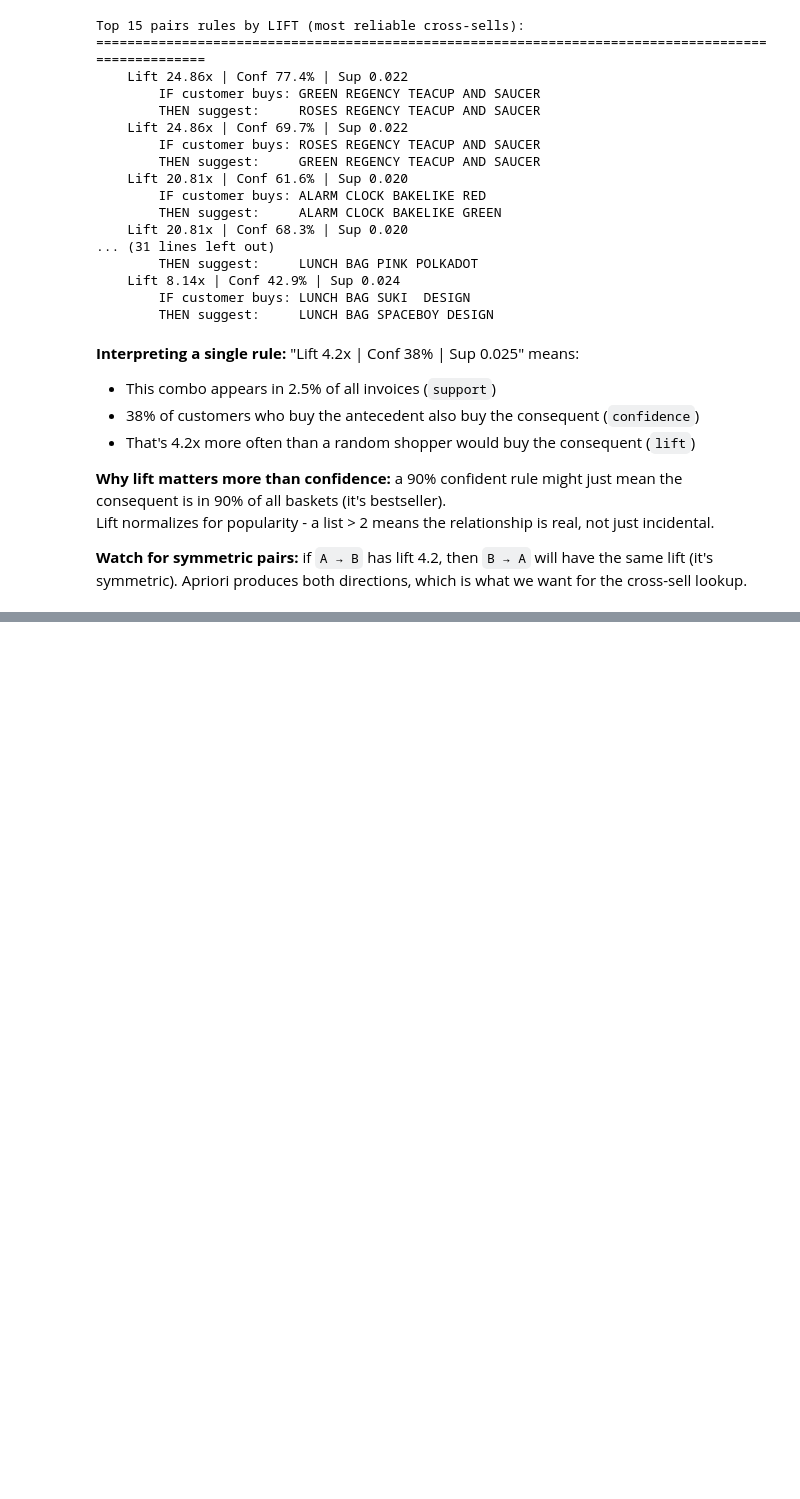
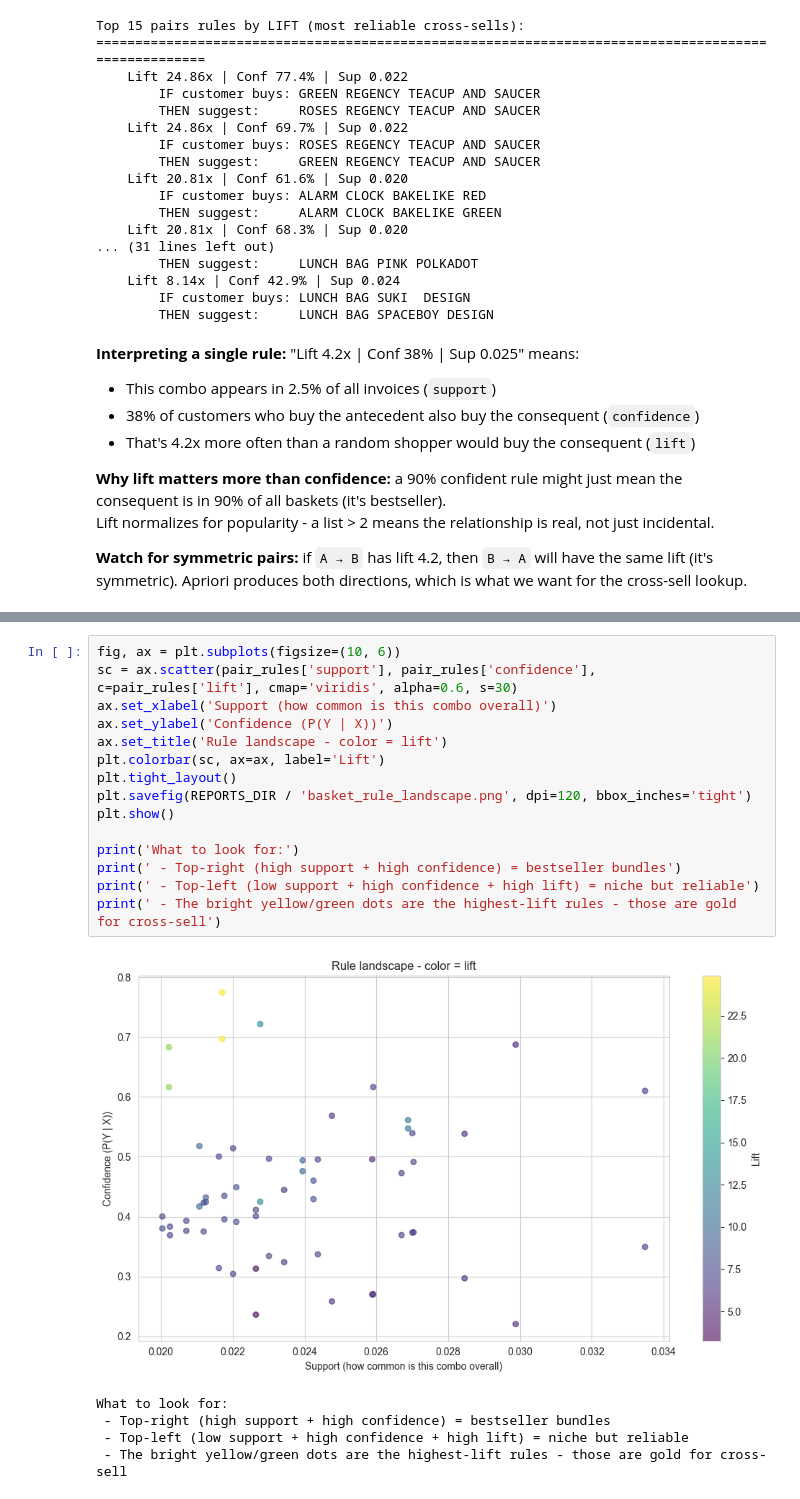
Before and after one commit to JomarHAN/ML-UCI-Online-Retail-II, a Jupyter notebook: notebooks/07_market_basket.ipynb, the cells around one changed output, grey strips where cells are left out. Saved outputs shown, nothing was run; the diff lists cells and outputs as text; blank space fills up the shorter version.

Commit message:
7. Visualize the support-confidence-lift landscape

```diff
--- a/notebooks/07_market_basket.ipynb
+++ b/notebooks/07_market_basket.ipynb
@@ -274,0 +279,21 @@ Lift normalizes for popularity - a list > 2 means the relationship is real, not
+# %%
+fig, ax = plt.subplots(figsize=(10, 6))
+sc = ax.scatter(pair_rules['support'], pair_rules['confidence'], c=pair_rules['lift'], cmap='viridis', alpha=0.6, s=30)
+ax.set_xlabel('Support (how common is this combo overall)')
+ax.set_ylabel('Confidence (P(Y | X))')
+ax.set_title('Rule landscape - color = lift')
+plt.colorbar(sc, ax=ax, label='Lift')
+plt.tight_layout()
+plt.savefig(REPORTS_DIR / 'basket_rule_landscape.png', dpi=120, bbox_inches='tight')
+plt.show()
+
+print('What to look for:')
+print(' - Top-right (high support + high confidence) = bestseller bundles')
+print(' - Top-left (low support + high confidence + high lift) = niche but reliable')
+print(' - The bright yellow/green dots are the highest-lift rules - those are gold for cross-sell')
+# %% [output]
+[figure, added]
+What to look for:
+ - Top-right (high support + high confidence) = bestseller bundles
+ - Top-left (low support + high confidence + high lift) = niche but reliable
+ - The bright yellow/green dots are the highest-lift rules - those are gold for cross-sell
```
Also changed, not shown: parts of 1 cell of this notebook, 1 other file.
